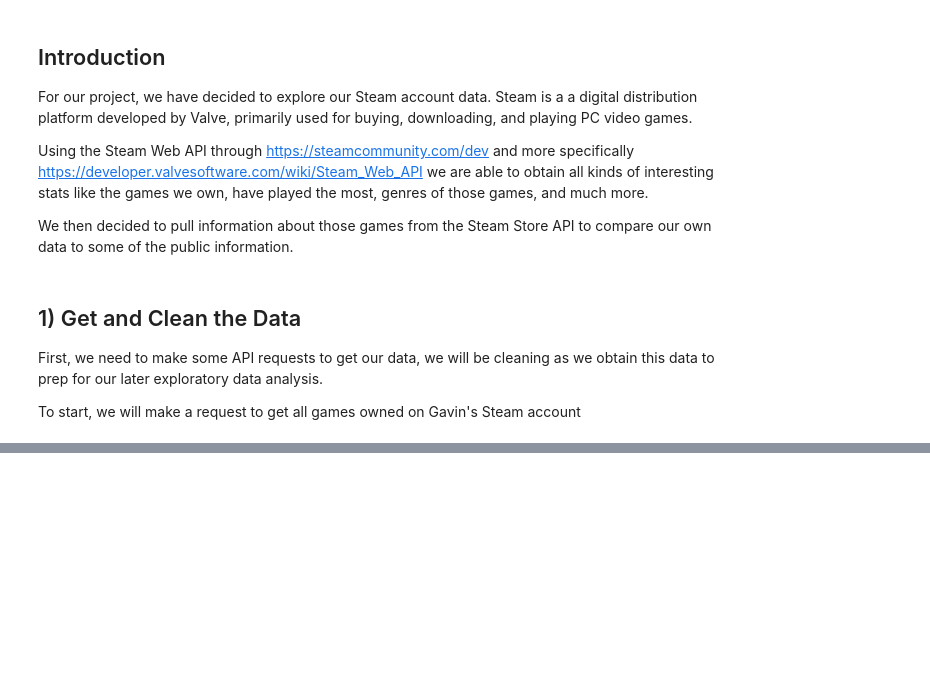
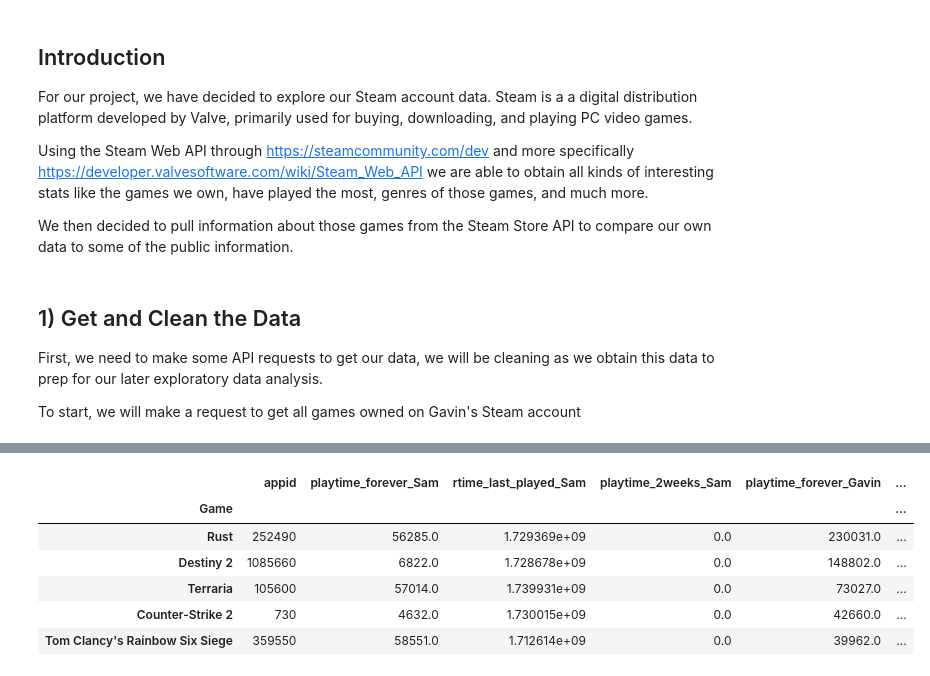
Before and after one commit to samueleallen/Quantified-Self, a Jupyter notebook: QuantifiedSelf.ipynb, the cells around one changed output, grey strips where cells are left out. Drawn from its saved outputs; the diff is of its cells as text; code cells hidden in the pictures; blank space fills up the shorter version.

```diff
--- a/QuantifiedSelf.ipynb
+++ b/QuantifiedSelf.ipynb
@@ -47,14 +107,76 @@ Game: Spore, Playtime: 46 minutes
 import requests
 import time
 
-# Your API details
-api_key = "D1E3D07E8AF97E4729A368F71FFB43F8"
-steam_id = "76561198111062824"
+# Initialize lists to store data
+genres = []
+prices = []
+review_descriptions = []
+positive_ratios = []
+negative_ratios = []
 
-# Get owned games
-owned_games_url = f"http://api.steampowered.com/IPlayerService/GetOwnedGames/v0001/?key={api_key}&steamid={steam_id}&include_appinfo=1&format=json"
-owned_games_data = utils.make_request(owned_games_url)
 
-games = owned_games_data['response']['games']
-print(f"Found {len(games)} owned games.")
+# Only use the first 5 games for testing
+df = df.head(5)
+
+def get_store_data(appid):
+    store_url = f"https://store.steampowered.com/api/appdetails?appids={appid}&cc=us&l=en"
+    try:
+        data = utils.make_request(store_url)
+        if data[str(appid)]["success"]:
+            return data[str(appid)]["data"]
+        else:
+            return None
+    except Exception as e:
+        print(f"Error getting store data for appid {appid}: {e}")
+        return None
+
+def get_review_data(appid):
+    review_url = f"https://store.steampowered.com/appreviews/{appid}?json=1&language=all"
+    try:
+        data = utils.make_request(review_url)
+        if "query_summary" in data:
+            summary = data['query_summary']
+            desc = summary.get("review_score_desc")
+            positive = summary.get("total_positive")
+            negative = summary.get("total_negative")
+            return desc, positive, negative
+    except Exception as e:
+        print(f"Error getting review data for appid {appid}: {e}")
+        return None, None
+
+# Loop through each game in our dataframe
+for appid in df["appid"]:
+    game_data = get_store_data(appid)
+    review_desc, positive_ratio, negative_ratio = get_review_data(appid)
+    time.sleep(0.2)  # We will be a little bit kind to steam and rate limit ourselves 😺
+
+    if game_data:
+        # Get genre(s)
+        genre_list = game_data.get("genres")
+        genre_names = [g["description"] for g in genre_list]
+        genres.append(", ".join(genre_names) if genre_names else None)
+
+        # Get price
+        try:
+            price_info = game_data["price_overview"]
+            prices.append(price_info["final"] / 100)  # Prices in dollars
+        except KeyError:
+            prices.append(0.0)
+    else:
+        genres.append(None)
+        prices.append(None)
+
+    review_descriptions.append(review_desc)
+    positive_ratios.append(positive_ratio)
+    negative_ratios.append(negative_ratio)
+
+# Now update dataframe with our new data
+df["Genre"] = genres
+df["Price (USD $)"] = prices
+df["Review Score"] = review_descriptions
+df["Total Positive Reviews"] = positive_ratios
+df["Total Negative Reviews"] = negative_ratios
+
+# Display the result
+df.head()
 # %% [output]
@@ -66,0 +183,7 @@ Game: Spore, Genres: Action, Adventure, Casual, RPG, Simulation, Strategy
+|  | appid | playtime_forever_Sam | rtime_last_played_Sam | playtime_2weeks_Sam | playtime_forever_Gavin | ... |
+| Game |  |  |  |  |  | ... |
+| Rust | 252490 | 56285.0 | 1.729369e+09 | 0.0 | 230031.0 | ... |
+| Destiny 2 | 1085660 | 6822.0 | 1.728678e+09 | 0.0 | 148802.0 | ... |
+| Terraria | 105600 | 57014.0 | 1.739931e+09 | 0.0 | 73027.0 | ... |
+| Counter-Strike 2 | 730 | 4632.0 | 1.730015e+09 | 0.0 | 42660.0 | ... |
+| Tom Clancy's Rainbow Six Siege | 359550 | 58551.0 | 1.712614e+09 | 0.0 | 39962.0 | ... |
```
Also changed, not shown: parts of 6 cells of this notebook, 1 other file.
